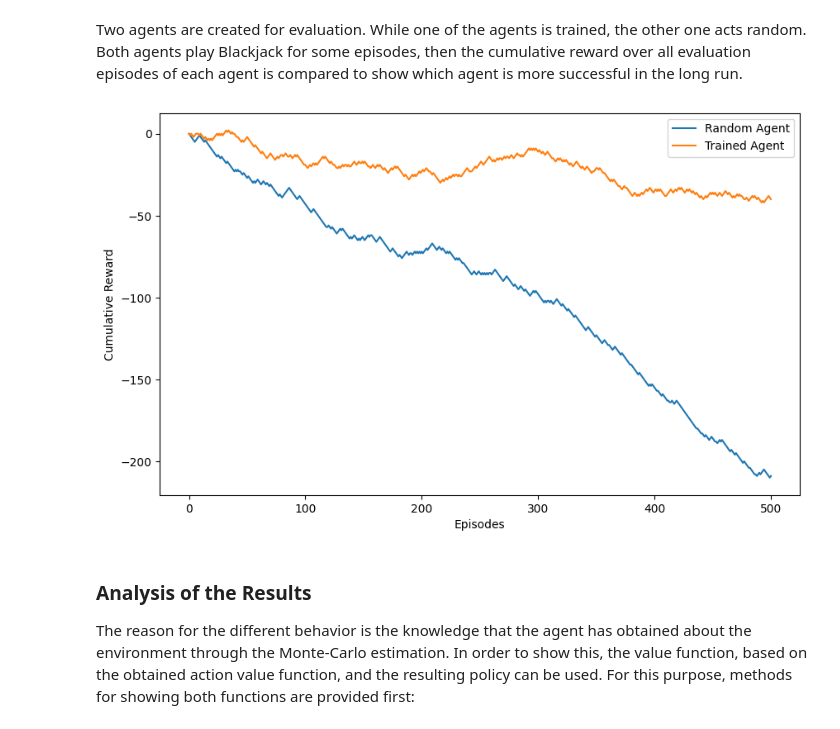
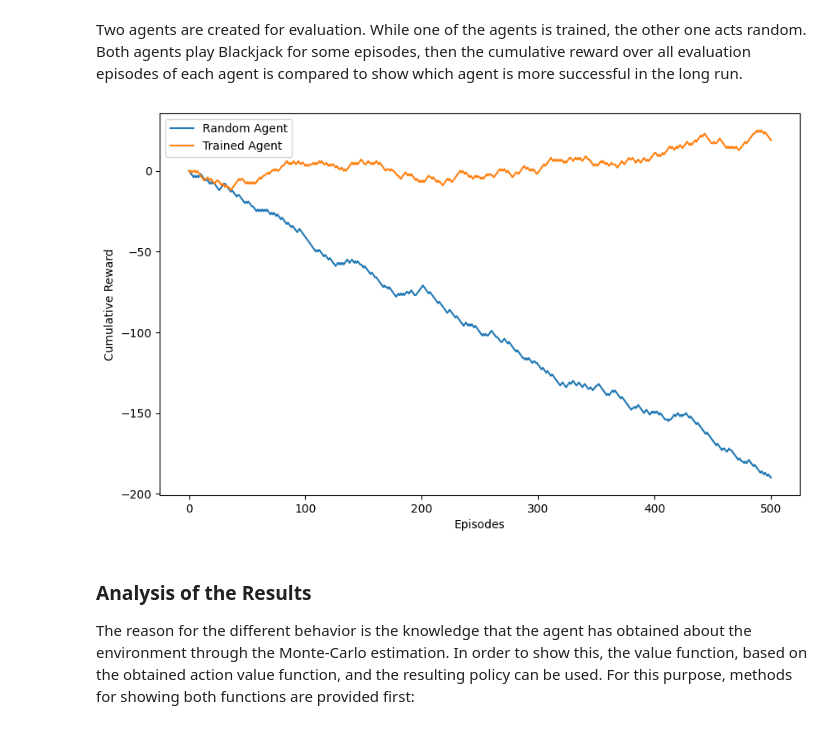
Before and after one commit to Data-Science-in-Mechanical-Engineering/RLLBC, a Jupyter notebook: class_examples/3. Monte Carlo Methods/BlackJack.ipynb, the cells around one changed output. Drawn from its saved outputs; the diff is of its cells as text; code cells hidden in the pictures.

```diff
--- a/class_examples/3. Monte Carlo Methods/BlackJack.ipynb
+++ b/class_examples/3. Monte Carlo Methods/BlackJack.ipynb
@@ -54,7 +54,7 @@ class MC_Agent():
         for i_episode in range(1, num_episodes + 1):
             # Generate an episode (state, action, reward)
             episode = []
-            obs, info = env.reset()
+            obs, info = self.env.reset()
             for t in range(episode_max_duration):
                 # For realizing exploring starts, a random action is first chosen...
                 if t == 0:
@@ -62,7 +62,7 @@ class MC_Agent():
                 # ... and a greedy action is chosen in all subsequent states
                 else:
                     action = self.get_greedy_action(obs)
-                next_obs, reward, done, truncated, info = env.step(action)
+                next_obs, reward, done, truncated, info = self.env.step(action)
                 episode.append((obs, action, reward))
                 if done:
                     break
@@ -76,7 +76,7 @@ class MC_Agent():
                     G[i] = episode[i][2] # Last step of the episode
                 else:
                     G[i] = episode[i][2] + self.gamma * G[i + 1]
-            # Find indices of first visits per (state, action) pair
+            # Find indices of first visits per (state, action) pair (S&B Algorithm p.99)
             seen = {}
             first_visit_indices = []
             for idx in range(episode_duration):
@@ -115,28 +115,28 @@ Two agents are created for evaluation. While one of the agents is trained, the o
 # %%
 env = gym.make('BlackJack-v1', render_mode=None, sab=True)  # set render_mode=None for speeding up learning
 num_runs = 500
 env.reset()
 
 # Evaluating a random agent
-random_agent = MC_Agent(env, gamma=0.9)
+random_agent = MC_Agent(env, gamma=1.0)
 random_results = random_agent.evaluate(env, num_runs=num_runs)
 
 # Evaluating a trained agent
 env.reset()
-trained_agent = MC_Agent(env, gamma=0.9)
-trained_agent.train(num_episodes=1000000)
+trained_agent = MC_Agent(env, gamma=1.0)
+trained_agent.train(num_episodes=3000000) #takes about 5 minutes to train
 trained_results = trained_agent.evaluate(env, num_runs=num_runs)
 
 # Comparing both agents
 fig, ax = plt.subplots(figsize=(10, 6))  # Create a figure and an axes.
 ax.plot(range(num_runs + 1), random_results, label="Random Agent")
 ax.plot(range(num_runs + 1), trained_results, label="Trained Agent")
 ax.set_xlabel('Episodes')
 ax.set_ylabel('Cumulative Reward')
 ax.legend()
 plt.show()
 # %% [output]
-[figure, old version]
+[figure, new version]
 # %% [markdown]
 ### Analysis of the Results
 The reason for the different behavior is the knowledge that the agent has obtained about the environment through the Monte-Carlo estimation. In order to show this, the value function, based on the obtained action value function, and the resulting policy can be used. For this purpose, methods for showing both functions are provided first:
```
Also changed, not shown: parts of 3 cells of this notebook, 3 other files.
